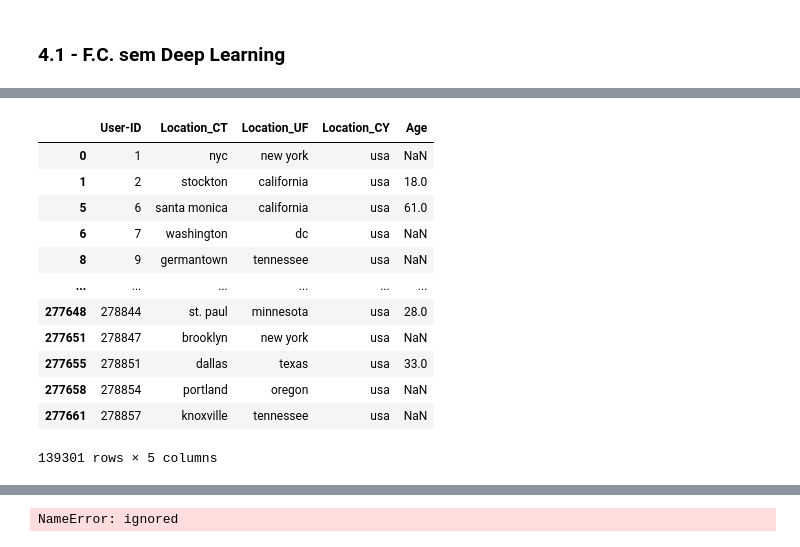
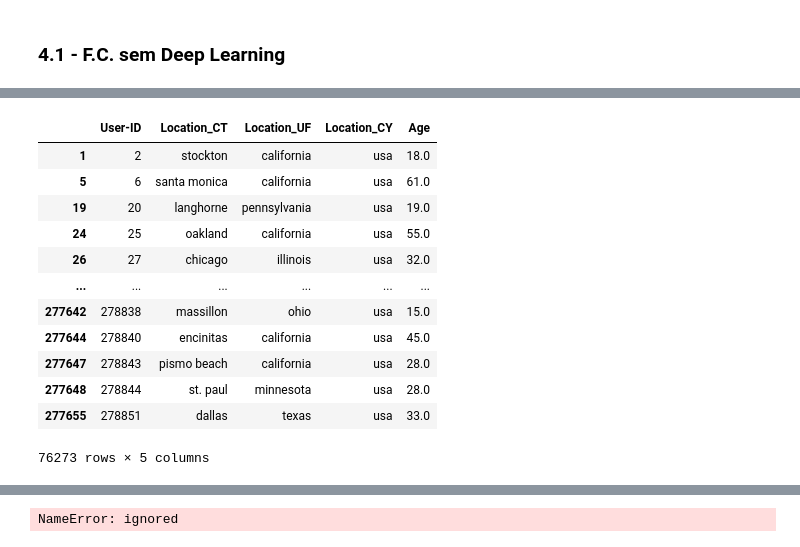
Before and after one commit to vivitc/deep-learning-books, a Jupyter notebook: Trabalho_DL_Books.ipynb, the cells around one changed output, grey strips where cells are left out. Drawn from its saved outputs; the diff is of its cells as text; code cells hidden in the pictures.

```diff
--- a/Trabalho_DL_Books.ipynb
+++ b/Trabalho_DL_Books.ipynb
@@ -402,0 +418,3 @@ df_users['Location_CY'] = df_users['Location_CY'].str.strip()
+# %%
+df_users = df_users.dropna(subset=['Age'])
+df_users
@@ -403,17 +435,18 @@ df_users['Location_CY'] = df_users['Location_CY'].str.strip()
 # %%
-df_users_usa = df_users[df_users['Location_CY'] == "usa"]
+import numpy as np
+df_users_usa = df_users[(df_users['Location_CY'] == "usa")]
 df_users_usa
 # %% [output]
 |  | User-ID | Location_CT | Location_UF | Location_CY | Age |
-| 0 | 1 | nyc | new york | usa | NaN |
 | 1 | 2 | stockton | california | usa | 18.0 |
 | 5 | 6 | santa monica | california | usa | 61.0 |
-| 6 | 7 | washington | dc | usa | NaN |
-| 8 | 9 | germantown | tennessee | usa | NaN |
+| 19 | 20 | langhorne | pennsylvania | usa | 19.0 |
+| 24 | 25 | oakland | california | usa | 55.0 |
+| 26 | 27 | chicago | illinois | usa | 32.0 |
 | ... | ... | ... | ... | ... | ... |
+| 277642 | 278838 | massillon | ohio | usa | 15.0 |
+| 277644 | 278840 | encinitas | california | usa | 45.0 |
+| 277647 | 278843 | pismo beach | california | usa | 28.0 |
 | 277648 | 278844 | st. paul | minnesota | usa | 28.0 |
-| 277651 | 278847 | brooklyn | new york | usa | NaN |
 | 277655 | 278851 | dallas | texas | usa | 33.0 |
-| 277658 | 278854 | portland | oregon | usa | NaN |
-| 277661 | 278857 | knoxville | tennessee | usa | NaN |
-139301 rows × 5 columns
+76273 rows × 5 columns
```
Also changed, not shown: parts of 4 cells of this notebook.
